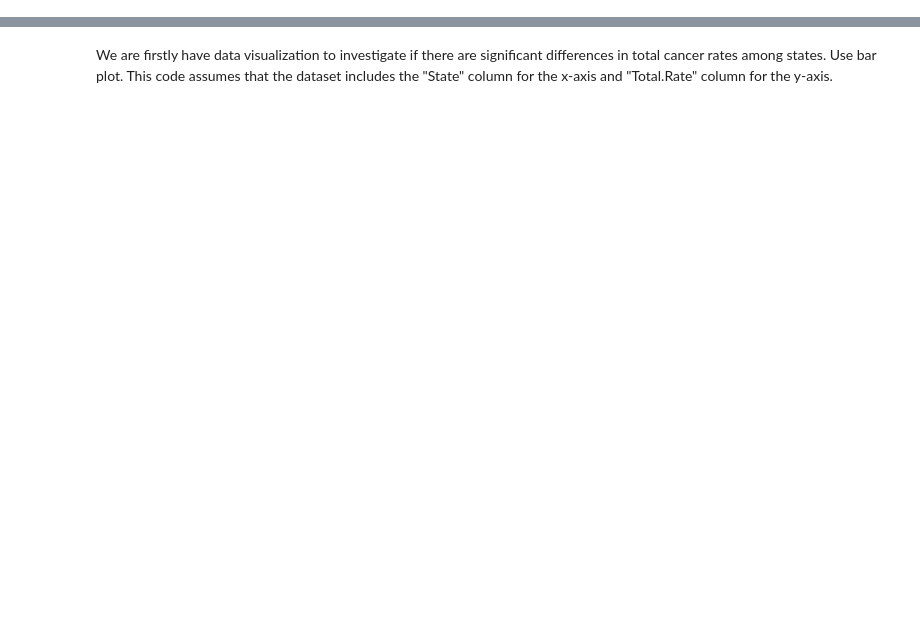
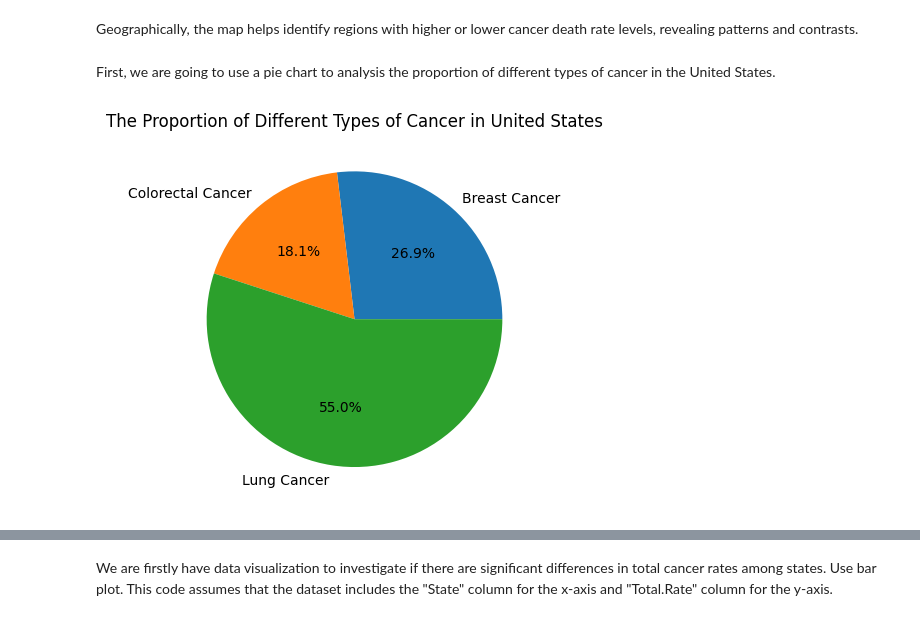
Before and after one commit to Rickyoung221/DH140_Final_Project, a Jupyter notebook: Topic.ipynb, the cells around one changed output, grey strips where cells are left out. Drawn from its saved outputs; the diff is of its cells as text; code cells hidden in the pictures; blank space fills up the shorter version.

```diff
--- a/Topic.ipynb
+++ b/Topic.ipynb
@@ -28,7 +49,13 @@ First, we need preparation, we are going to use `request` to get the url of the
 # %%
-# !pip3 install beautifulsoup4
 from bs4 import BeautifulSoup
 import requests
+from bs4 import BeautifulSoup
+import pandas as pd
+import matplotlib.pyplot as plt
+import pandas as pd
+import seaborn as sns
+import numpy as np
+import geopandas as gpd
 # Retrieve the htmnl code of the CORGIS webpage
 url = "https://corgis-edu.github.io/corgis/csv/"
 response = requests.get(url)
@@ -39,3 +66,30 @@ h3_contents = soup.find_all('h3')
 h3_list = []
 for h3_tag in h3_contents:
   h3_list.append(h3_tag.text)
+# reference: Assignment 4
+def pdcorgis(a):
+  try:
+    dataset = a.lower()
+    dataset = dataset.replace(' ', '_')
+    dataset_url = f"https://corgis-edu.github.io/corgis/csv/{dataset}/"
+    response = requests.get(dataset_url)
+    html_code = response.text
+    status = response.status_code
+    soup = BeautifulSoup(html_code, 'html.parser')
+    links = soup.find_all('a')
+    download_link = None
+    for i in links:
+      if i.has_attr('download'):
+        download_link = i['href']
+        break
+    if download_link:
+      csv_url = f"https://corgis-edu.github.io/corgis/csv/{dataset}/{download_link}"
+      corgisdf = pd.read_csv(csv_url)
+      return corgisdf
+    else:
+      return None
+  except:
+    print("An exception ocurred")
+
+# the dataframe we need for the research
+df = pdcorgis("Cancer")
@@ -73,0 +233,17 @@ cancer_data = pdcorgis("Cancer")
+# %% [markdown]
+Geographically, the map helps identify regions with higher or lower cancer death rate levels, revealing patterns and
+contrasts.
+# %% [markdown]
+First, we are going to use a pie chart to analysis the proportion of different types of cancer in the United States.
+# %%
+breast_total = df['Types.Breast.Total'].mean()
+colorectal_total = df['Types.Colorectal.Total'].mean()
+lung_total = df['Types.Lung.Total'].mean()
+cancer_counts = [breast_total, colorectal_total, lung_total]
+cancer_labels = ['Breast Cancer', 'Colorectal Cancer', 'Lung Cancer']
+
+plt.pie(cancer_counts, labels=cancer_labels, autopct='%1.1f%%')
+plt.title('The Proportion of Different Types of Cancer in United States')
+plt.show()
+# %% [output]
+[figure, added]
```
Also changed, not shown: parts of 23 cells of this notebook, 2 other files.
